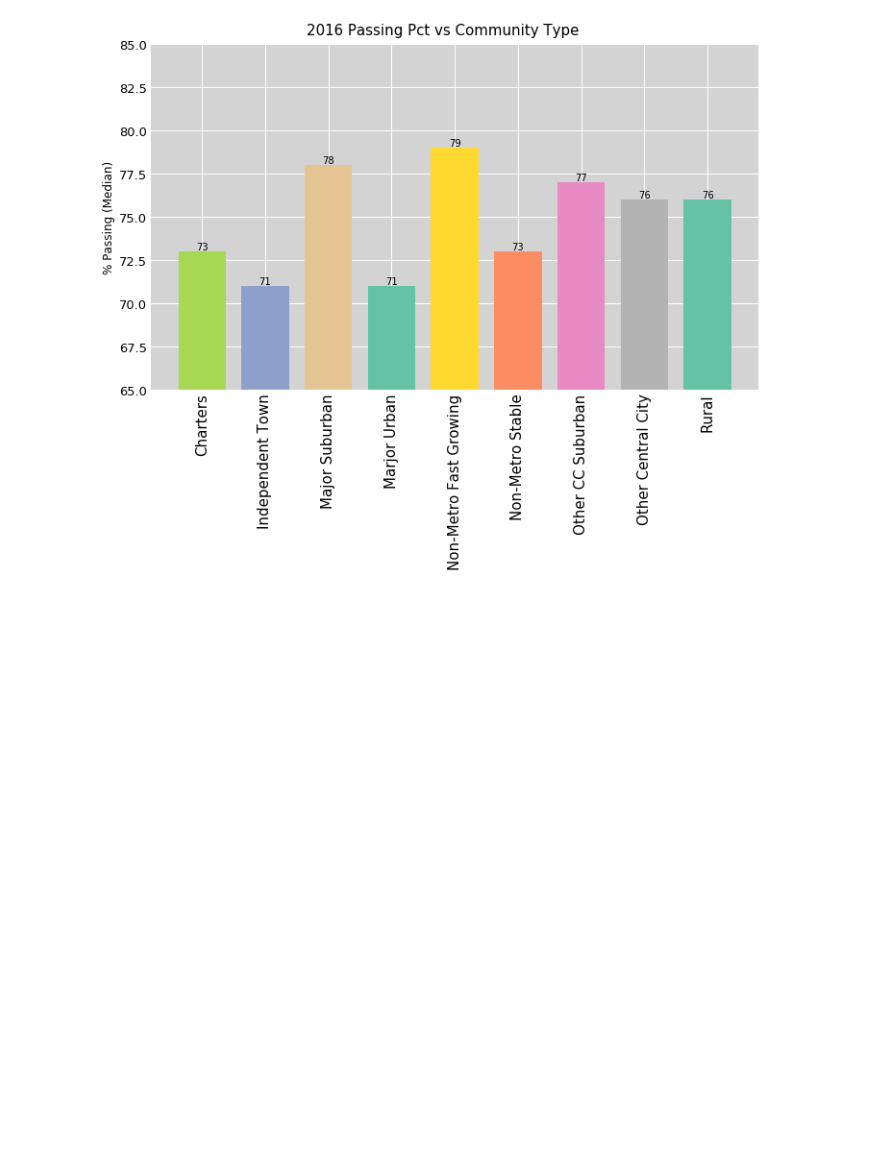
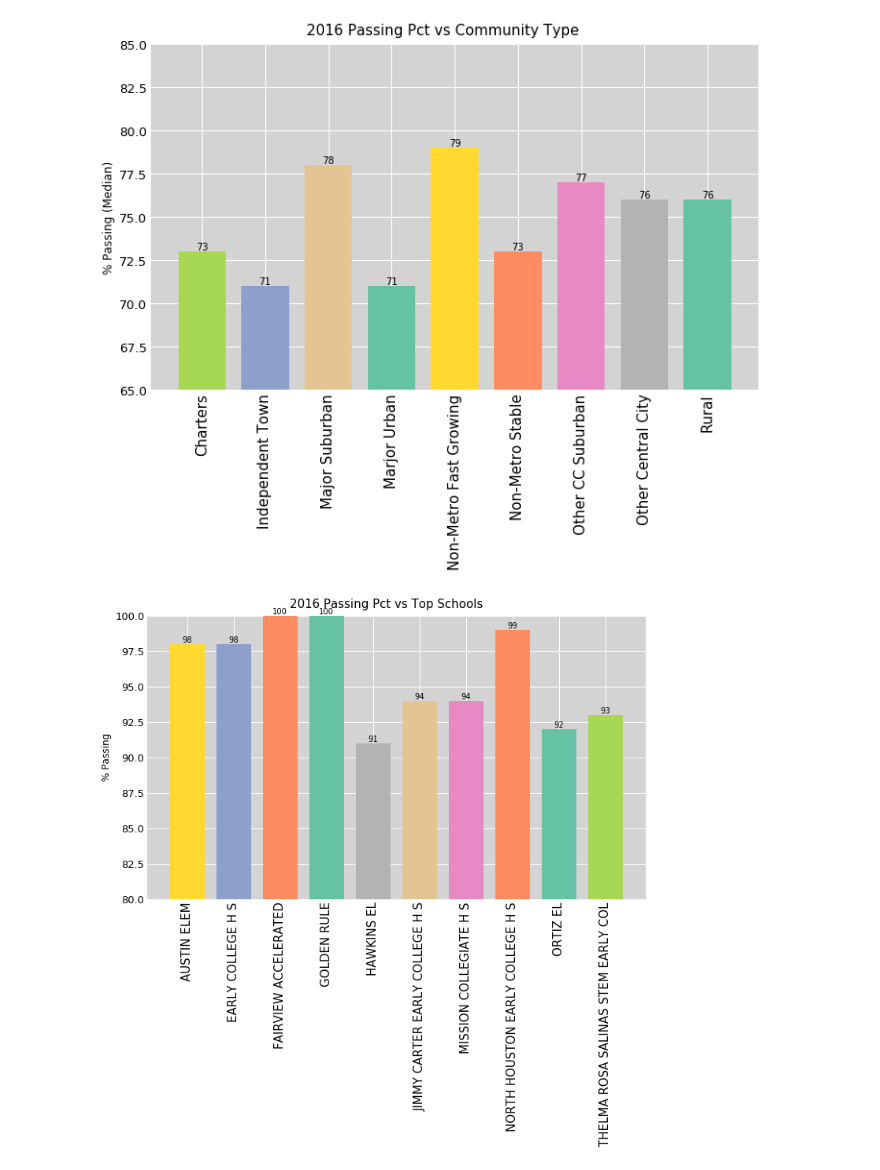
Before and after one commit to schoolperformanceproject/BetterSchools, a Jupyter notebook: combine/betterschools_start.ipynb, the cells around one changed output. Cells and saved outputs as stored; diff of their text form; code cells hidden in the pictures; blank space fills up the shorter version.

Commit message:
Added top school bar graph

```diff
--- a/combine/betterschools_start.ipynb
+++ b/combine/betterschools_start.ipynb
@@ -87,7 +87,7 @@ def fx_bar_plot(DataFrameB, legend_dict):
     fig.tight_layout() # remove space between header and title
     fig.subplots_adjust(top=.93) # adjust so title is just above chart
     fig.set_size_inches(10, 6)
-    ax.set_ylim(65, 85, .5)
+    ax.set_ylim(legend_dict['low_ylim'], legend_dict['high_ylim'], .5)
     #ax.bar(x, y, .75, color = rgb_values, linewidth=.5)
     bar_columns = ax.bar(x, y, .75, color = rgb_values, linewidth=.5)
     for column in bar_columns:
@@ -129,7 +129,7 @@ DataFrame1.head()
 #                'ylabel' : '% Passing (Median)',
 #                'figname' : str(v_interested_year) +' passing_vs_community'
 #               }
-DataFrameA = DataFrame1.loc[:, ['pct_ed', 'pct_pass', 'student_quartile', 'community' , 'perf_value_rank']]
+DataFrameA = DataFrame1.loc[:, ['pct_ed', 'pct_pass', 'student_quartile', 'community' , 'perf_value_rank' ,'campus_name']]
 rename_dict = {'pct_ed': 'x_data', 'pct_pass': 'y_data', 'student_quartile': 'bubble_size',
                'community': 'color_category' }
 DataFrameA.rename(columns=rename_dict, inplace=True)
@@ -193,22 +193,34 @@ DataFrameA.rename(columns=rename_dict, inplace=True)
 # %%
 
 for v_interested_year in [2016]:
     #extract
     df_performance = fx_extract_performance(v_interested_year)
     df_student_teacher = fx_extract_student_teacher(v_interested_year)
     df_community = fx_extract_community()
     #transform
     DataFrame1 = fx_economical_disadvantage(df_performance,df_student_teacher,df_community)
     DataFrame2 = fx_salary(df_performance,df_student_teacher,df_community)
     DataFrame3 = fx_community(df_performance,df_community)
     # bar plot call
     legend_dict = {'title' : str(v_interested_year) + ' Passing Pct vs Community Type',
                    'ylabel' : '% Passing (Median)',
-                   'figname' : str(v_interested_year) +' passing_vs_community'
+                   'figname' : str(v_interested_year) +' passing_vs_community',
+                   'high_ylim' : 85 , 'low_ylim' : 65
                   }
     DataFrameB =DataFrame3.loc[:,['community','median_pass']]
     rename_dict = {'community': 'x_data', 'median_pass': 'y_data'}
     DataFrameB.rename(columns=rename_dict, inplace=True)
     fx_bar_plot(DataFrameB, legend_dict)
+    #####
+    legend_dict = {'title' : str(v_interested_year) + ' Passing Pct vs Top Schools',
+                   'ylabel' : '% Passing',
+                   'figname' : str(v_interested_year) +' Passing Pct vs Top Schools',
+                   'high_ylim' : 100 , 'low_ylim' : 80
+                  }
+    DataFrameC =DataFrameA.loc[(DataFrameA['perf_value_rank'] < 10),['campus_name','y_data']]
+    rename_dict = {'campus_name': 'x_data', 'y_data': 'y_data'}
+    DataFrameC.rename(columns=rename_dict, inplace=True)
+    fx_bar_plot(DataFrameC, legend_dict)
 # %% [output]
 [figure]
+[figure, added]
```
